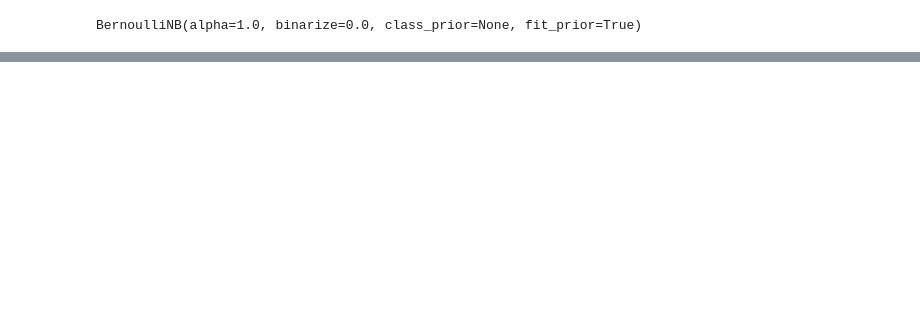
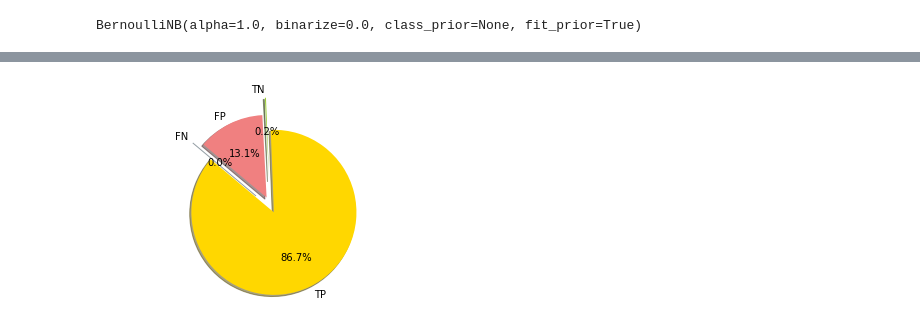
Before and after one commit to janaat22/MLdatasets, a Jupyter notebook: NaiveBayes.ipynb, the cells around one changed output, grey strips where cells are left out. Cells and saved outputs as stored; diff of their text form; code cells hidden in the pictures; blank space fills up the shorter version.

```diff
--- a/NaiveBayes.ipynb
+++ b/NaiveBayes.ipynb
@@ -112,0 +132,17 @@ Text(0, 0.5, 'Prediction')
+# %%
+import matplotlib.pyplot as plt
+
+# Data to plot
+labels = 'TP', 'TN', 'FP', 'FN'
+sizes = [results[0][0],results[0][1],results[1][1],results[1][0]]
+colors = ['gold', 'yellowgreen', 'lightcoral', 'lightskyblue']
+explode = (0.1, 0.3, 0.1, 0.2)  # explode 1st slice
+
+# Plot
+plt.pie(sizes, explode=explode, labels=labels, colors=colors,
+autopct='%1.1f%%', shadow=True, startangle=140)
+
+plt.axis('equal')
+plt.show()
+# %% [output]
+[figure, added]
```
Also changed, not shown: parts of 8 cells of this notebook.
